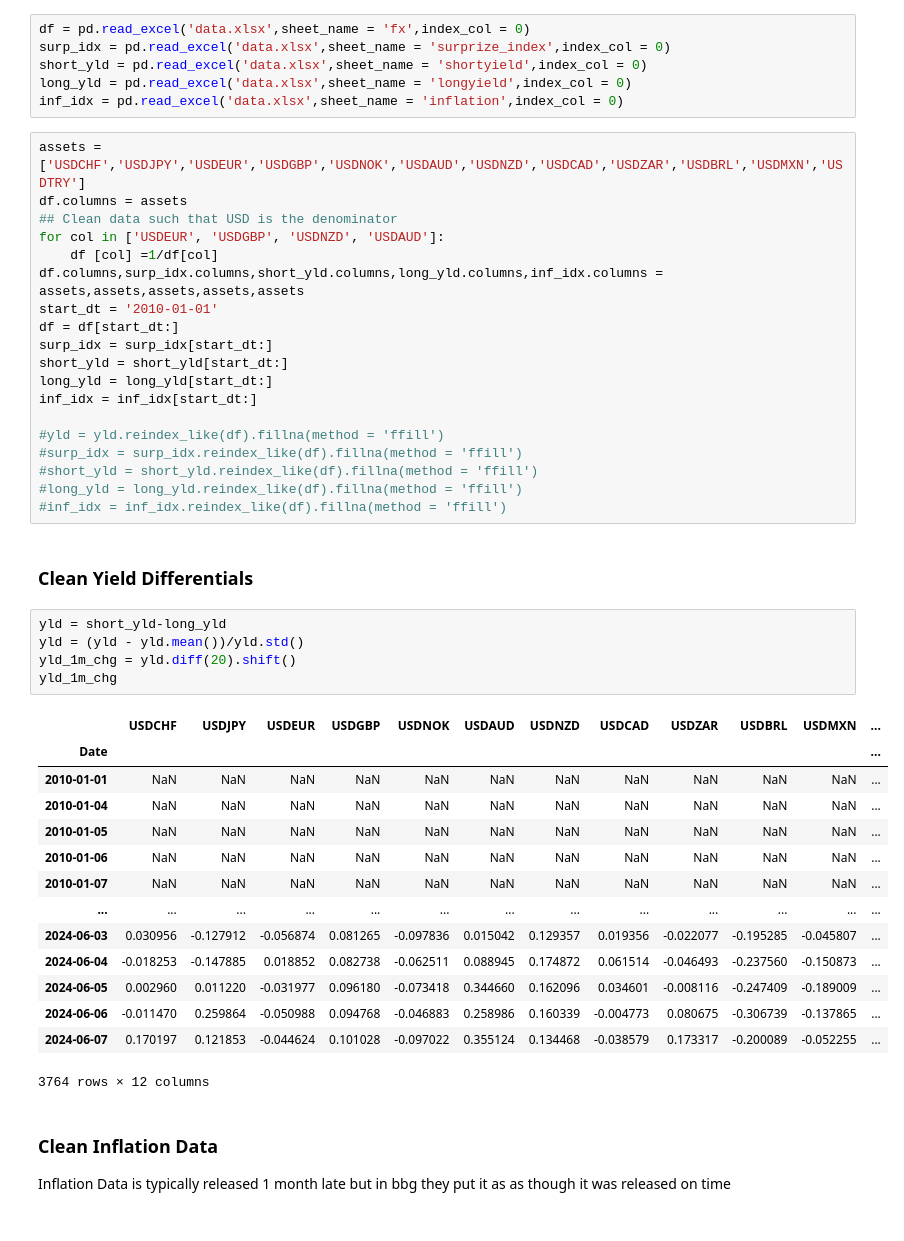
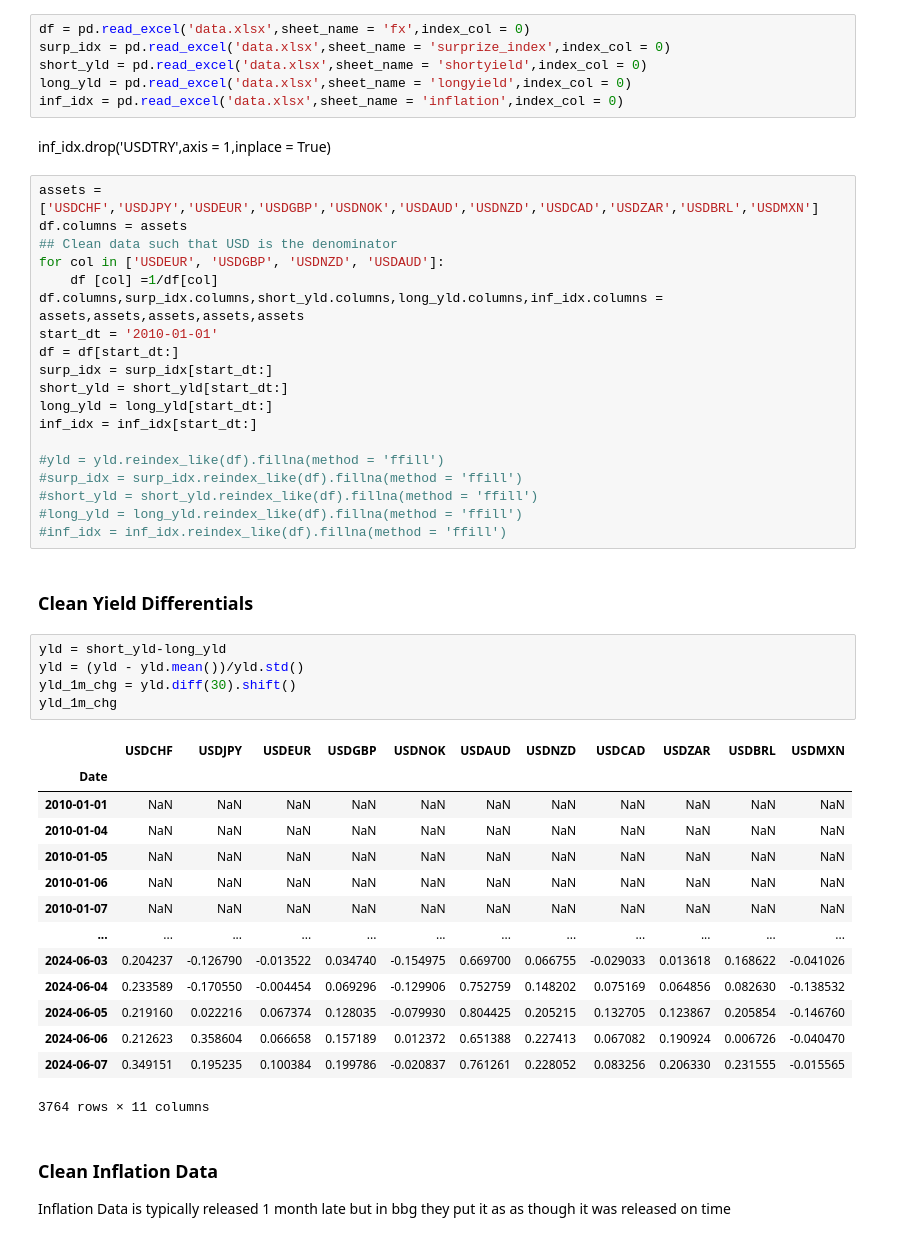
Before and after one commit to andreignatius/quant-trading, a Jupyter notebook: fx_portfolio_construction.ipynb, the cells around one changed output. Cells and saved outputs as stored; diff of their text form.

```diff
--- a/fx_portfolio_construction.ipynb
+++ b/fx_portfolio_construction.ipynb
@@ -16,8 +16,10 @@ surp_idx = pd.read_excel('data.xlsx',sheet_name = 'surprize_index',index_col = 0
 short_yld = pd.read_excel('data.xlsx',sheet_name = 'shortyield',index_col = 0)
 long_yld = pd.read_excel('data.xlsx',sheet_name = 'longyield',index_col = 0)
 inf_idx = pd.read_excel('data.xlsx',sheet_name = 'inflation',index_col = 0)
+# %% [markdown]
+inf_idx.drop('USDTRY',axis = 1,inplace = True)
 # %%
-assets = ['USDCHF','USDJPY','USDEUR','USDGBP','USDNOK','USDAUD','USDNZD','USDCAD','USDZAR','USDBRL','USDMXN','USDTRY']
+assets = ['USDCHF','USDJPY','USDEUR','USDGBP','USDNOK','USDAUD','USDNZD','USDCAD','USDZAR','USDBRL','USDMXN']
 df.columns = assets
 ## Clean data such that USD is the denominator
 for col in ['USDEUR', 'USDGBP', 'USDNZD', 'USDAUD']:
@@ -40,23 +42,23 @@ inf_idx = inf_idx[start_dt:]
 # %%
 yld = short_yld-long_yld
 yld = (yld - yld.mean())/yld.std()
-yld_1m_chg = yld.diff(20).shift()
+yld_1m_chg = yld.diff(30).shift()
 yld_1m_chg
 # %% [output]
-|  | USDCHF | USDJPY | USDEUR | USDGBP | USDNOK | USDAUD | USDNZD | USDCAD | USDZAR | USDBRL | USDMXN | ... |
-| Date |  |  |  |  |  |  |  |  |  |  |  | ... |
-| 2010-01-01 | NaN | NaN | NaN | NaN | NaN | NaN | NaN | NaN | NaN | NaN | NaN | ... |
-| 2010-01-04 | NaN | NaN | NaN | NaN | NaN | NaN | NaN | NaN | NaN | NaN | NaN | ... |
-| 2010-01-05 | NaN | NaN | NaN | NaN | NaN | NaN | NaN | NaN | NaN | NaN | NaN | ... |
-| 2010-01-06 | NaN | NaN | NaN | NaN | NaN | NaN | NaN | NaN | NaN | NaN | NaN | ... |
-| 2010-01-07 | NaN | NaN | NaN | NaN | NaN | NaN | NaN | NaN | NaN | NaN | NaN | ... |
-| ... | ... | ... | ... | ... | ... | ... | ... | ... | ... | ... | ... | ... |
-| 2024-06-03 | 0.030956 | -0.127912 | -0.056874 | 0.081265 | -0.097836 | 0.015042 | 0.129357 | 0.019356 | -0.022077 | -0.195285 | -0.045807 | ... |
-| 2024-06-04 | -0.018253 | -0.147885 | 0.018852 | 0.082738 | -0.062511 | 0.088945 | 0.174872 | 0.061514 | -0.046493 | -0.237560 | -0.150873 | ... |
-| 2024-06-05 | 0.002960 | 0.011220 | -0.031977 | 0.096180 | -0.073418 | 0.344660 | 0.162096 | 0.034601 | -0.008116 | -0.247409 | -0.189009 | ... |
-| 2024-06-06 | -0.011470 | 0.259864 | -0.050988 | 0.094768 | -0.046883 | 0.258986 | 0.160339 | -0.004773 | 0.080675 | -0.306739 | -0.137865 | ... |
-| 2024-06-07 | 0.170197 | 0.121853 | -0.044624 | 0.101028 | -0.097022 | 0.355124 | 0.134468 | -0.038579 | 0.173317 | -0.200089 | -0.052255 | ... |
+|  | USDCHF | USDJPY | USDEUR | USDGBP | USDNOK | USDAUD | USDNZD | USDCAD | USDZAR | USDBRL | USDMXN |
+| Date |  |  |  |  |  |  |  |  |  |  |  |
+| 2010-01-01 | NaN | NaN | NaN | NaN | NaN | NaN | NaN | NaN | NaN | NaN | NaN |
+| 2010-01-04 | NaN | NaN | NaN | NaN | NaN | NaN | NaN | NaN | NaN | NaN | NaN |
+| 2010-01-05 | NaN | NaN | NaN | NaN | NaN | NaN | NaN | NaN | NaN | NaN | NaN |
+| 2010-01-06 | NaN | NaN | NaN | NaN | NaN | NaN | NaN | NaN | NaN | NaN | NaN |
+| 2010-01-07 | NaN | NaN | NaN | NaN | NaN | NaN | NaN | NaN | NaN | NaN | NaN |
+| ... | ... | ... | ... | ... | ... | ... | ... | ... | ... | ... | ... |
+| 2024-06-03 | 0.204237 | -0.126790 | -0.013522 | 0.034740 | -0.154975 | 0.669700 | 0.066755 | -0.029033 | 0.013618 | 0.168622 | -0.041026 |
+| 2024-06-04 | 0.233589 | -0.170550 | -0.004454 | 0.069296 | -0.129906 | 0.752759 | 0.148202 | 0.075169 | 0.064856 | 0.082630 | -0.138532 |
+| 2024-06-05 | 0.219160 | 0.022216 | 0.067374 | 0.128035 | -0.079930 | 0.804425 | 0.205215 | 0.132705 | 0.123867 | 0.205854 | -0.146760 |
+| 2024-06-06 | 0.212623 | 0.358604 | 0.066658 | 0.157189 | 0.012372 | 0.651388 | 0.227413 | 0.067082 | 0.190924 | 0.006726 | -0.040470 |
+| 2024-06-07 | 0.349151 | 0.195235 | 0.100384 | 0.199786 | -0.020837 | 0.761261 | 0.228052 | 0.083256 | 0.206330 | 0.231555 | -0.015565 |
-3764 rows × 12 columns
+3764 rows × 11 columns
 # %% [markdown]
 ### Clean Inflation Data
 Inflation Data is typically released 1 month late but in bbg they put it as as though it was released on time
```
Also changed, not shown: parts of 25 cells of this notebook, 4 other files.
